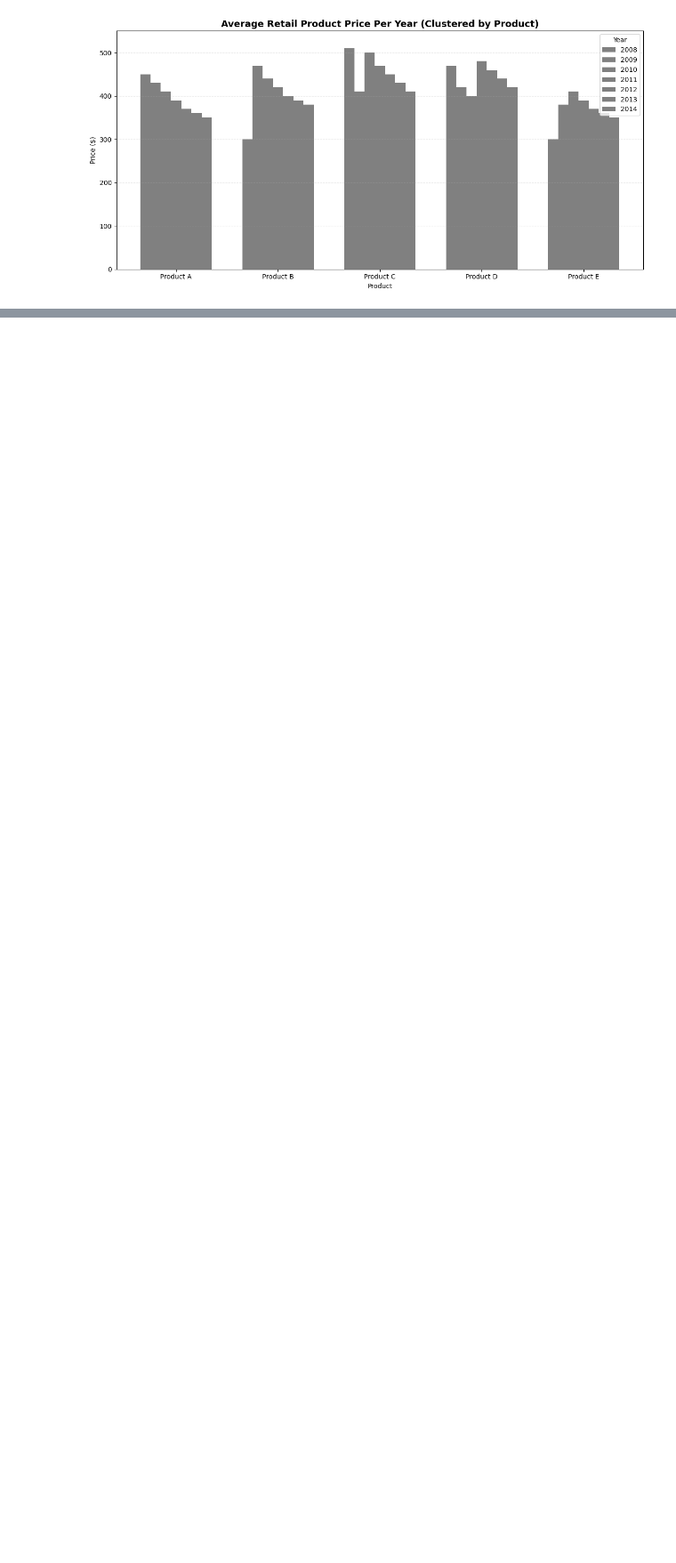
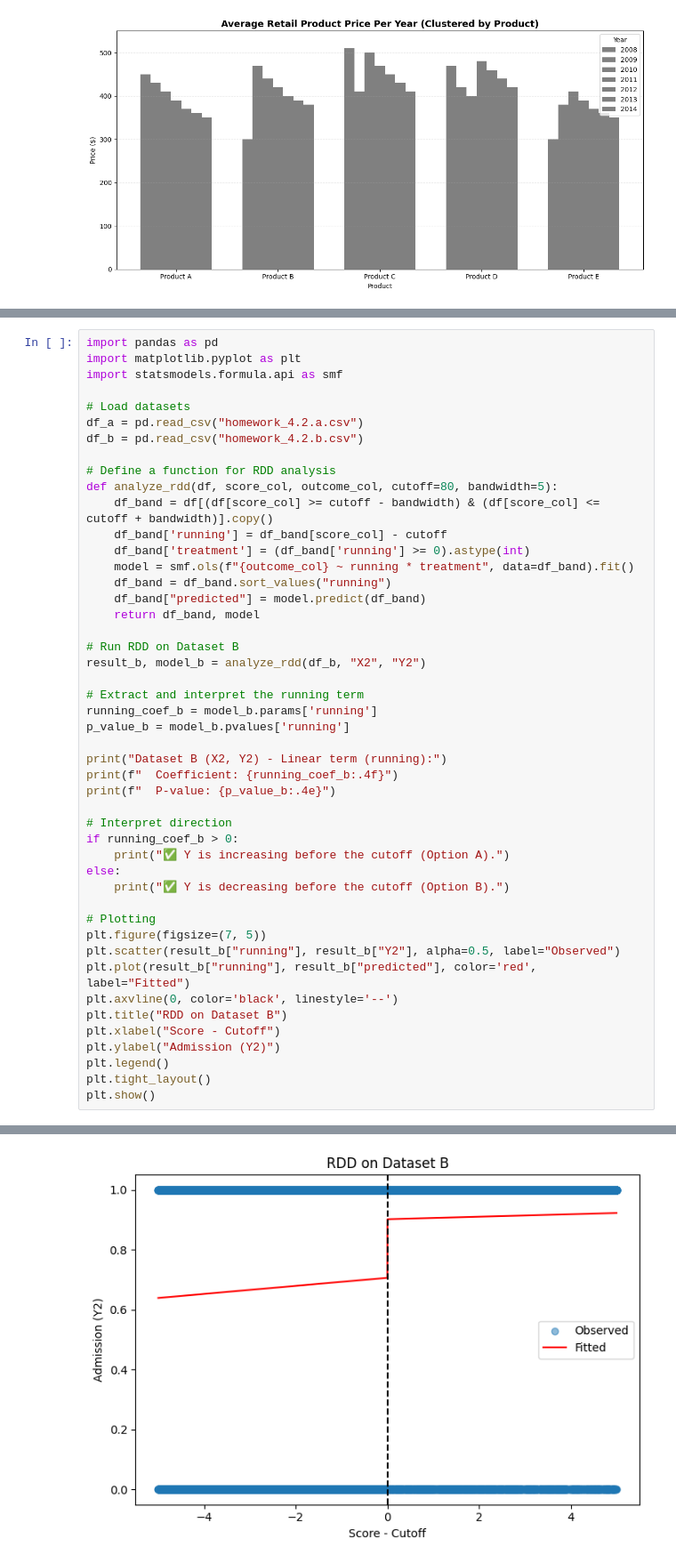
Before and after one commit to Kevinwu1998/702, a Jupyter notebook: OMDS_MODB2_week12_wu_zonglin.ipynb, the cells around one changed output, grey strips where cells are left out. Shown: that part at 89% size. Drawn from its saved outputs; the diff is of its cells as text; blank space fills up the shorter version.

```diff
--- a/OMDS_MODB2_week12_wu_zonglin.ipynb
+++ b/OMDS_MODB2_week12_wu_zonglin.ipynb
@@ -89,0 +286,48 @@ plt.show()
+# %%
+import pandas as pd
+import matplotlib.pyplot as plt
+import statsmodels.formula.api as smf
+
+# Load datasets
+df_a = pd.read_csv("homework_4.2.a.csv")
+df_b = pd.read_csv("homework_4.2.b.csv")
+
+# Define a function for RDD analysis
+def analyze_rdd(df, score_col, outcome_col, cutoff=80, bandwidth=5):
+    df_band = df[(df[score_col] >= cutoff - bandwidth) & (df[score_col] <= cutoff + bandwidth)].copy()
+    df_band['running'] = df_band[score_col] - cutoff
+    df_band['treatment'] = (df_band['running'] >= 0).astype(int)
+    model = smf.ols(f"{outcome_col} ~ running * treatment", data=df_band).fit()
+    df_band = df_band.sort_values("running")
+    df_band["predicted"] = model.predict(df_band)
+    return df_band, model
+
+# Run RDD on Dataset B
+result_b, model_b = analyze_rdd(df_b, "X2", "Y2")
+
+# Extract and interpret the running term
+running_coef_b = model_b.params['running']
+p_value_b = model_b.pvalues['running']
+
+print("Dataset B (X2, Y2) - Linear term (running):")
+print(f"  Coefficient: {running_coef_b:.4f}")
+print(f"  P-value: {p_value_b:.4e}")
+
+# Interpret direction
+if running_coef_b > 0:
+    print("✅ Y is increasing before the cutoff (Option A).")
+else:
+    print("✅ Y is decreasing before the cutoff (Option B).")
+
+# Plotting
+plt.figure(figsize=(7, 5))
+plt.scatter(result_b["running"], result_b["Y2"], alpha=0.5, label="Observed")
+plt.plot(result_b["running"], result_b["predicted"], color='red', label="Fitted")
+plt.axvline(0, color='black', linestyle='--')
+plt.title("RDD on Dataset B")
+plt.xlabel("Score - Cutoff")
+plt.ylabel("Admission (Y2)")
+plt.legend()
+plt.tight_layout()
+plt.show()
+# %% [output]
@@ -89,0 +338 @@ plt.show()
+[figure, added]
```
Also changed, not shown: parts of 9 cells of this notebook.
